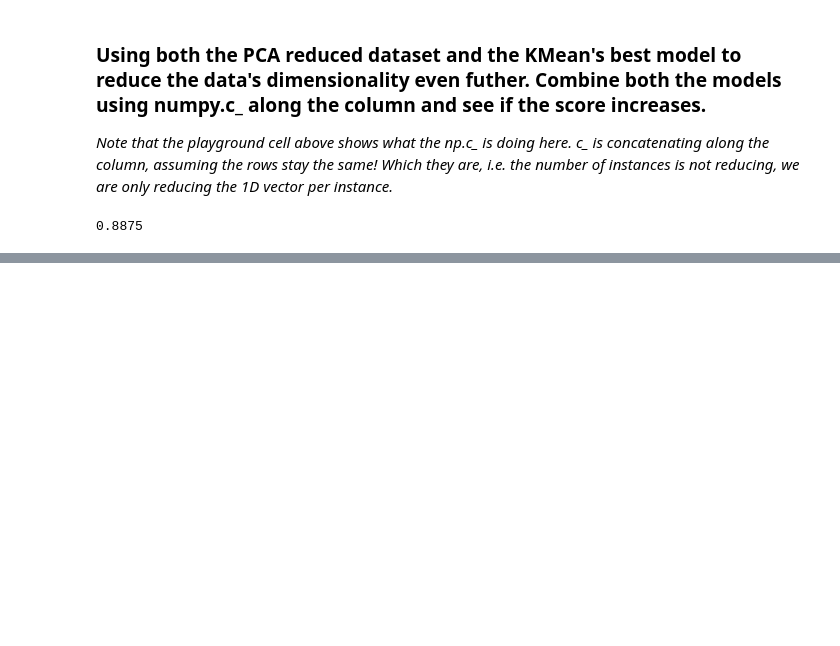
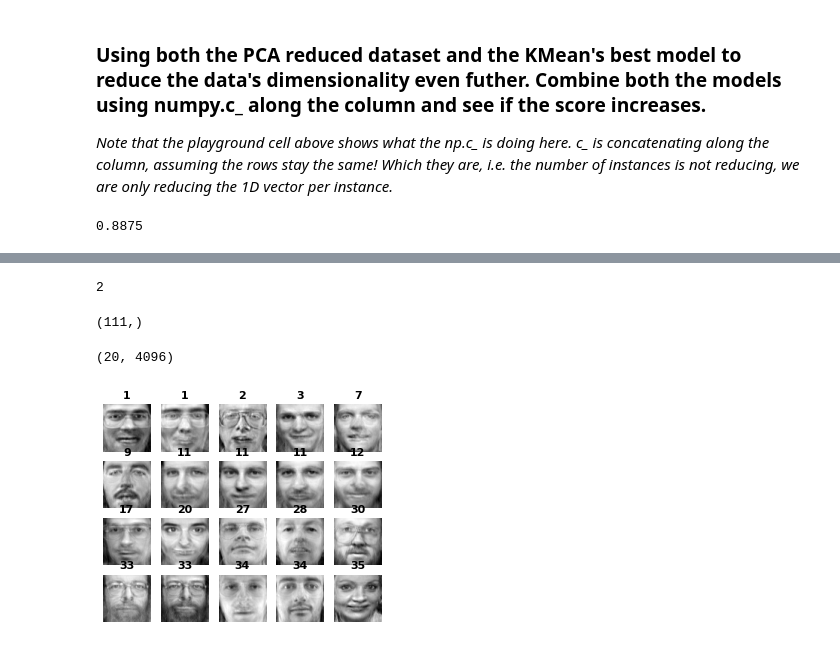
Before and after one commit to ashishthanki/MLProjects, a Jupyter notebook: SupervisedLearning/Olivetti_Faces/Practising_Unsupervised_Learning_Techniques.ipynb, the cells around one changed output, grey strips where cells are left out. Cells and saved outputs as stored; diff of their text form; code cells hidden in the pictures; blank space fills up the shorter version.

```diff
--- a/SupervisedLearning/Olivetti_Faces/Practising_Unsupervised_Learning_Techniques.ipynb
+++ b/SupervisedLearning/Olivetti_Faces/Practising_Unsupervised_Learning_Techniques.ipynb
@@ -371,0 +369,6 @@ r_clf.score(X_val_extended, y_val)
+# %%
+from sklearn.mixture import GaussianMixture
+
+
+gmm = GaussianMixture(n_components=40, n_init= 20, random_state=42)
+y_pred = gmm.fit_predict(X_train_pca)
@@ -371,0 +405,23 @@ r_clf.score(X_val_extended, y_val)
+# %%
+gmm.n_iter_
+# %% [output]
+2
+# %%
+#Sample 20 new images using GMM's .sample() method
+
+X_new, y_new = gmm.sample(20)
+X_new[0].shape #Each instance has been reduced by PCA
+# %% [output]
+(111,)
+# %%
+#we need to use inverse_transform the vector back to a 4096 vector
+X_sample_reversed = pca.inverse_transform(X_new)
+X_sample_reversed.shape
+# %% [output]
+(20, 4096)
+# %%
+#we can now use plot_gaussian function, which reshapes each instance into 64 x 64 matrix
+
+plot_faces(X_sample_reversed, y_new)
+# %% [output]
+[figure, added]
```
Also changed, not shown: parts of 25 cells of this notebook, 1 other file.
